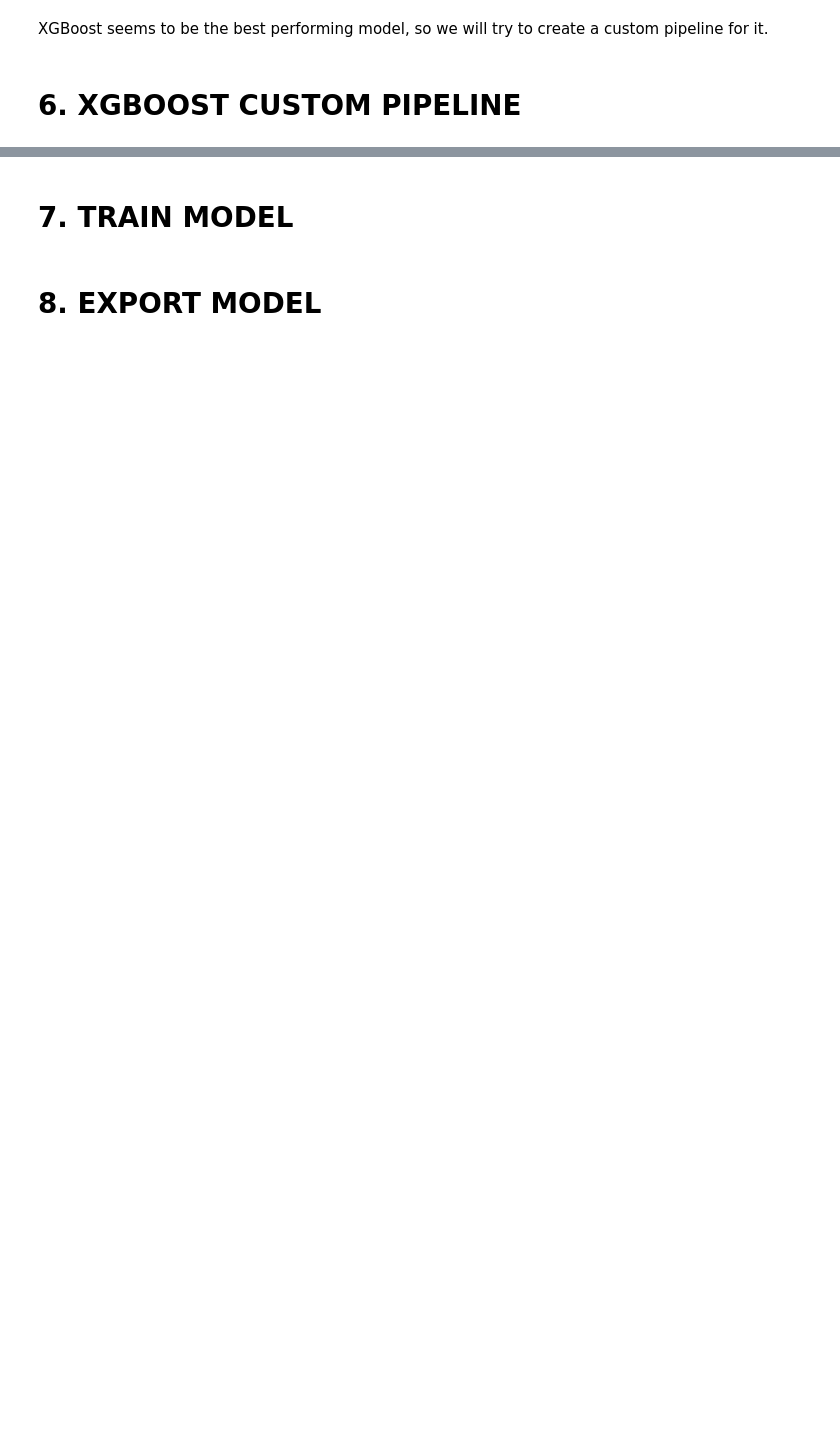
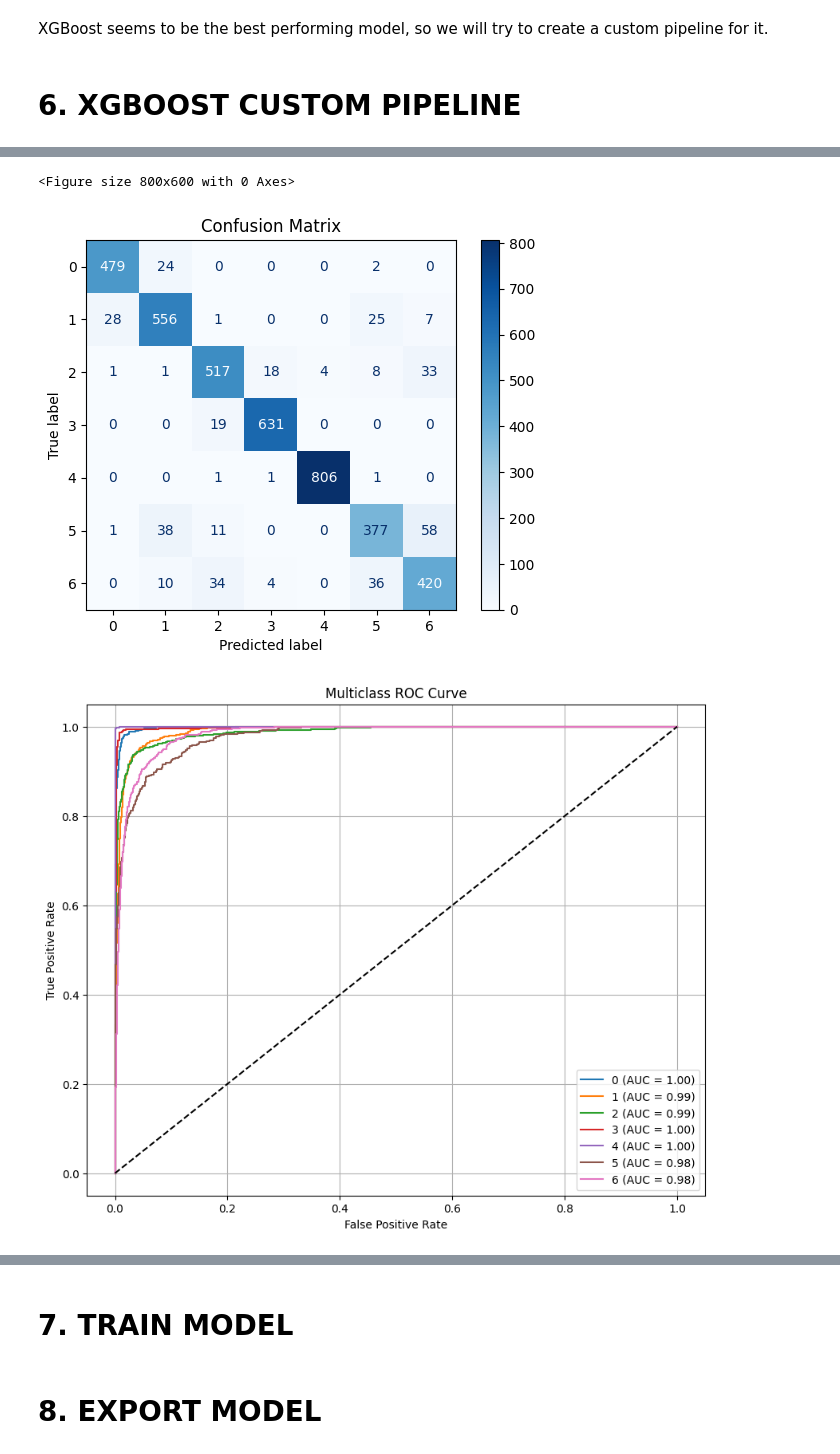
Before and after one commit to fergarcat/multiclass_prediction_obesity_risk, a Jupyter notebook: data/modeling/Models_benchmarking.ipynb, the cells around one changed output, grey strips where cells are left out. Cells and saved outputs as stored; diff of their text form; code cells hidden in the pictures; blank space fills up the shorter version.

Commit message:
feat(Model NB): benchmark charts
add confussion matrix, ROC, feature importance charts

Closes #76

```diff
--- a/data/modeling/Models_benchmarking.ipynb
+++ b/data/modeling/Models_benchmarking.ipynb
@@ -142,5 +147,5 @@ XGBoost seems to be the best performing model, so we will try to create a custom
 # %% [markdown]
 # 6. XGBOOST CUSTOM PIPELINE
 # %%
-optuna_pipeline, optuna_study = optimize_xgboost(X, y, n_trials=30)
+optuna_pipeline, optuna_study, results, X_train, X_test, y_train, y_test = optimize_xgboost(X, y, n_trials=30)
 # %% [output]
@@ -168,0 +169,57 @@ Parameters: { "use_label_encoder" } are not used.
+# %%
+# ==== Final Model Evaluation: Classification Report ====
+print(tabulate(results, headers='keys', tablefmt='pretty'))
+# ==== Final Model Evaluation: Visualizations ====
+
+# Confusion Matrix
+from sklearn.metrics import confusion_matrix, ConfusionMatrixDisplay
+
+y_pred = optuna_pipeline.predict(X_test)
+
+cm = confusion_matrix(y_test, y_pred)
+disp = ConfusionMatrixDisplay(confusion_matrix=cm, display_labels=optuna_pipeline.classes_)
+
+plt.figure(figsize=(8, 6))
+disp.plot(cmap=plt.cm.Blues, values_format='d')
+plt.title("Confusion Matrix")
+plt.show()
+
+# Multiclass ROC Curve
+from sklearn.preprocessing import label_binarize
+from sklearn.metrics import roc_curve, auc
+
+classes = np.unique(y_test)
+y_test_bin = label_binarize(y_test, classes=classes)
+n_classes = y_test_bin.shape[1]
+y_score = optuna_pipeline.predict_proba(X_test)
+
+plt.figure(figsize=(10, 8))
+for i in range(n_classes):
+    fpr, tpr, _ = roc_curve(y_test_bin[:, i], y_score[:, i])
+    roc_auc = auc(fpr, tpr)
+    plt.plot(fpr, tpr, label=f'{classes[i]} (AUC = {roc_auc:.2f})')
+
+plt.plot([0, 1], [0, 1], 'k--')
+plt.xlabel('False Positive Rate')
+plt.ylabel('True Positive Rate')
+plt.title('Multiclass ROC Curve')
+plt.legend(loc='lower right')
+plt.grid(True)
+plt.show()
+
+# Feature Importance for XGBoost
+feature_names = X_train.columns
+xgb_model = optuna_pipeline.named_steps['classifier']
+importances = xgb_model.feature_importances_
+
+feat_imp = pd.DataFrame({'Feature': feature_names, 'Importance': importances})
+feat_imp = feat_imp.sort_values(by='Importance', ascending=False)
+
+plt.figure(figsize=(10, 6))
+plt.barh(feat_imp['Feature'], feat_imp['Importance'], color='lightcoral')
+plt.gca().invert_yaxis()
+plt.xlabel('Importance')
+plt.title('XGBoost Feature Importance')
+plt.tight_layout()
+plt.show()
+# %% [output]
@@ -168,0 +231,3 @@ Parameters: { "use_label_encoder" } are not used.
+<Figure size 800x600 with 0 Axes>
+[figure, added]
+[figure, added]
```
Also changed, not shown: parts of 7 cells of this notebook.
